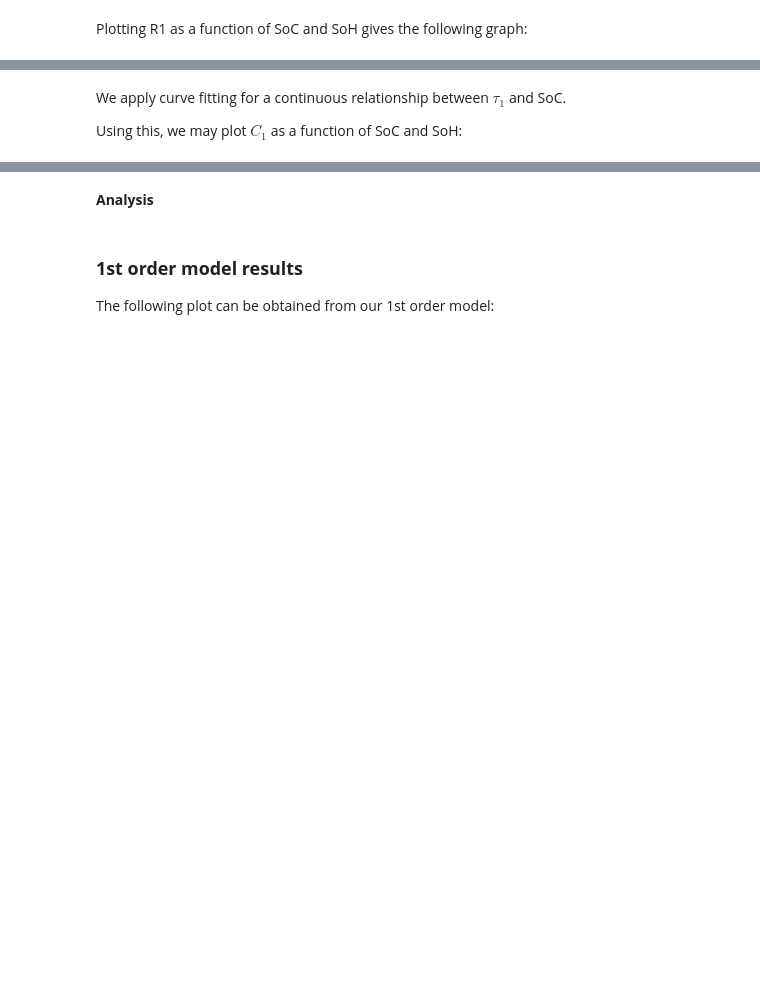
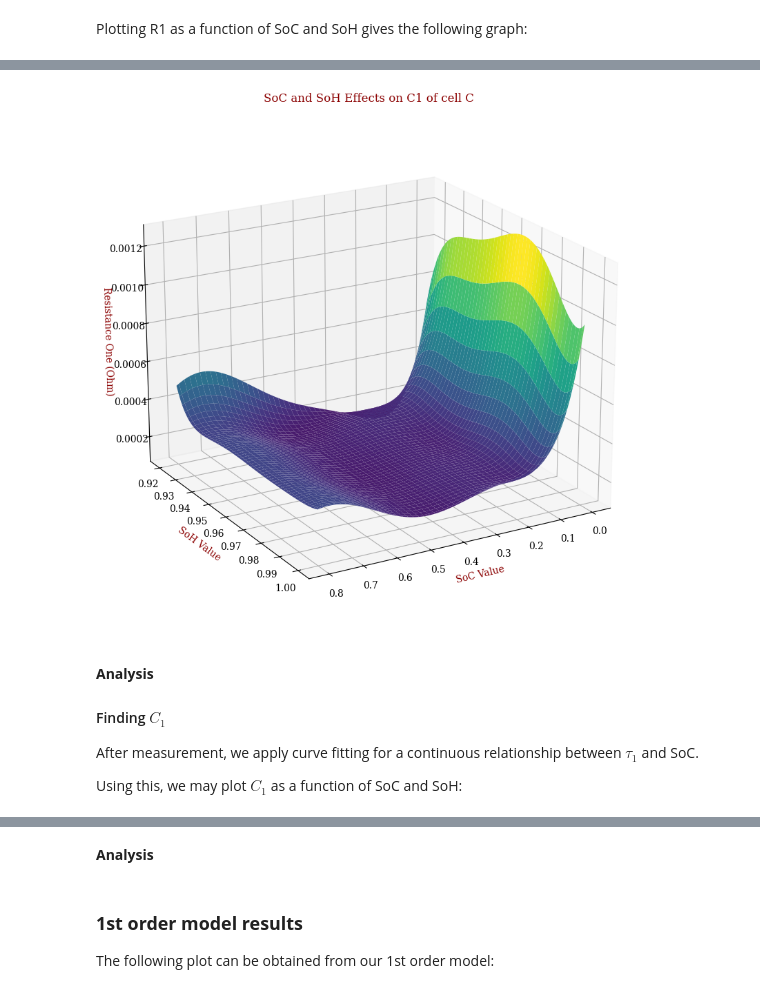
Before and after one commit to Gringer-Giffon/EDF_Batteries, a Jupyter notebook: EDF_Batteries_Cleaned_Up/Battery_Modelling_Project/Battery_Modelling_Project/src/report.ipynb, the cells around one changed output, grey strips where cells are left out. Cells and saved outputs as stored; diff of their text form; code cells hidden in the pictures; blank space fills up the shorter version.

```diff
--- a/EDF_Batteries_Cleaned_Up/Battery_Modelling_Project/Battery_Modelling_Project/src/report.ipynb
+++ b/EDF_Batteries_Cleaned_Up/Battery_Modelling_Project/Battery_Modelling_Project/src/report.ipynb
@@ -418,4 +404,11 @@ The following values of tau can be measured:
+# %%
+pt.model_data_r1_soc_soh()
+# %% [output]
+[figure, added]
 # %% [markdown]
-We apply curve fitting for a continuous relationship between $\tau_1$ and SoC.
+**Analysis**
+#### Finding $C_1$
+
+After measurement, we apply curve fitting for a continuous relationship between $\tau_1$ and SoC.
 
 Using this, we may plot $C_{1}$ as a function of SoC and SoH:
```
Also changed, not shown: parts of 15 cells of this notebook, 32 other files.
